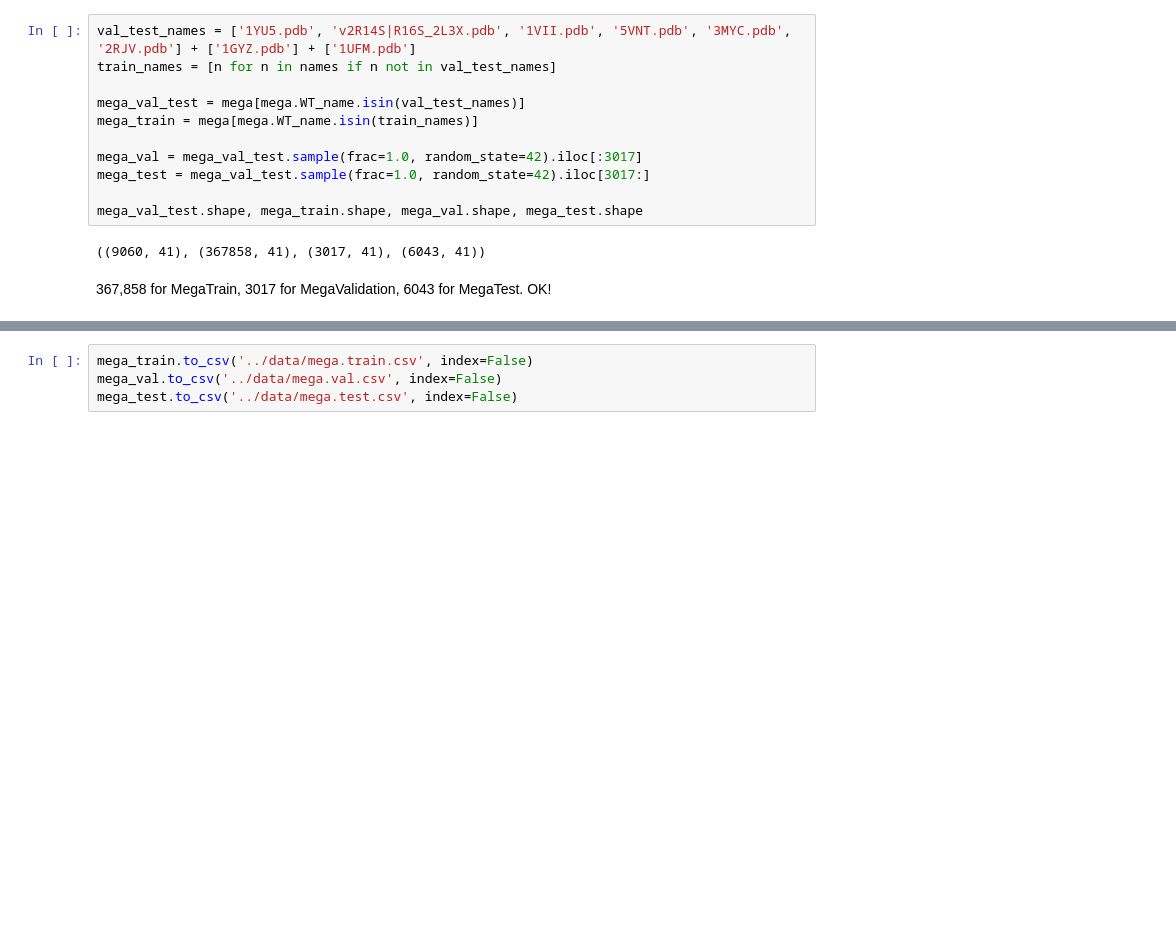
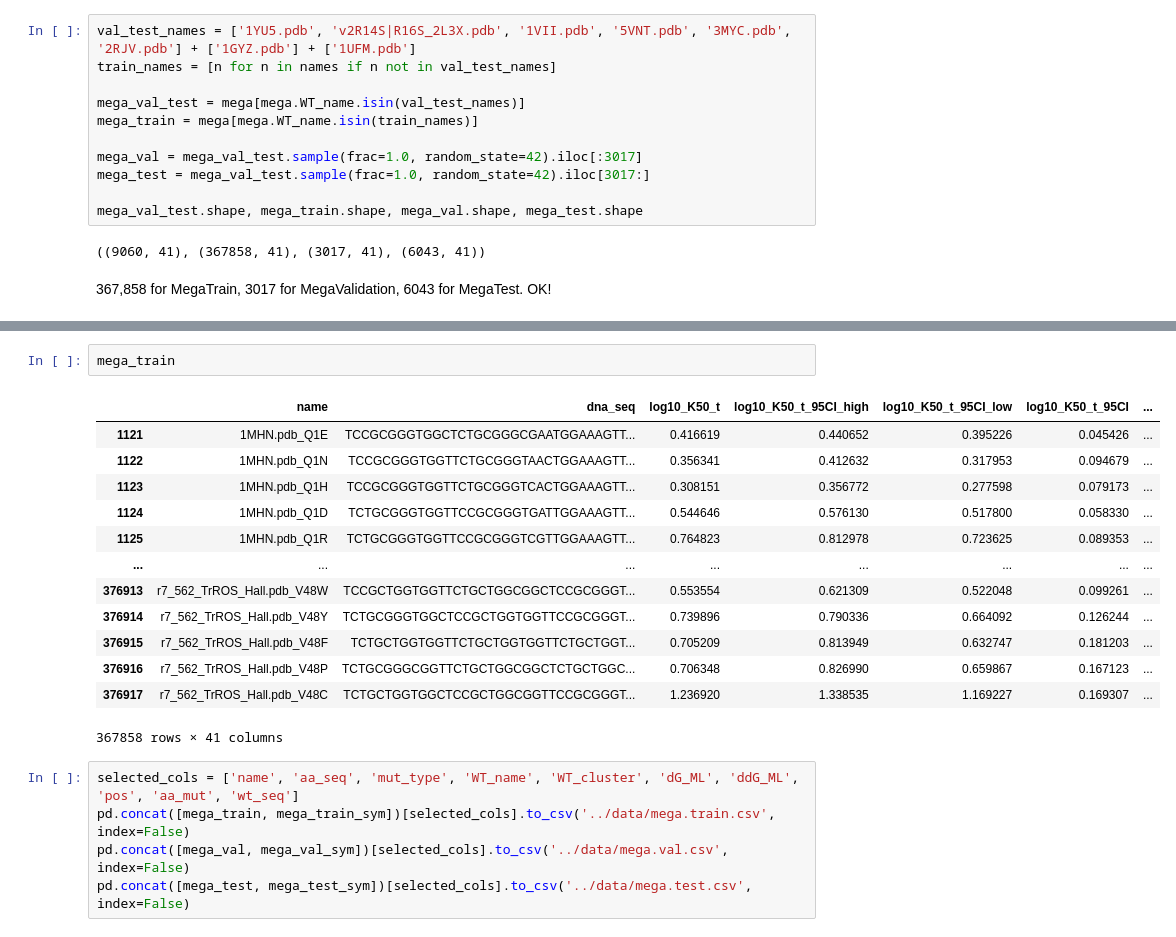
Before and after one commit to dohlee/abyssal-pytorch, a Jupyter notebook: note/data-preprocessing.ipynb, the cells around one changed output, grey strips where cells are left out. Drawn from its saved outputs; the diff is of its cells as text; blank space fills up the shorter version.

Commit message:
Symmetrize data.

```diff
--- a/note/data-preprocessing.ipynb
+++ b/note/data-preprocessing.ipynb
@@ -316,4 +330,21 @@ mega_val_test.shape, mega_train.shape, mega_val.shape, mega_test.shape
+# %%
+mega_train
+# %% [output]
+|  | name | dna_seq | log10_K50_t | log10_K50_t_95CI_high | log10_K50_t_95CI_low | log10_K50_t_95CI | ... |
+| 1121 | 1MHN.pdb_Q1E | TCCGCGGGTGGCTCTGCGGGCGAATGGAAAGTT... | 0.416619 | 0.440652 | 0.395226 | 0.045426 | ... |
+| 1122 | 1MHN.pdb_Q1N | TCCGCGGGTGGTTCTGCGGGTAACTGGAAAGTT... | 0.356341 | 0.412632 | 0.317953 | 0.094679 | ... |
+| 1123 | 1MHN.pdb_Q1H | TCCGCGGGTGGTTCTGCGGGTCACTGGAAAGTT... | 0.308151 | 0.356772 | 0.277598 | 0.079173 | ... |
+| 1124 | 1MHN.pdb_Q1D | TCTGCGGGTGGTTCCGCGGGTGATTGGAAAGTT... | 0.544646 | 0.576130 | 0.517800 | 0.058330 | ... |
+| 1125 | 1MHN.pdb_Q1R | TCTGCGGGTGGTTCCGCGGGTCGTTGGAAAGTT... | 0.764823 | 0.812978 | 0.723625 | 0.089353 | ... |
+| ... | ... | ... | ... | ... | ... | ... | ... |
+| 376913 | r7_562_TrROS_Hall.pdb_V48W | TCCGCTGGTGGTTCTGCTGGCGGCTCCGCGGGT... | 0.553554 | 0.621309 | 0.522048 | 0.099261 | ... |
+| 376914 | r7_562_TrROS_Hall.pdb_V48Y | TCTGCGGGTGGCTCCGCTGGTGGTTCCGCGGGT... | 0.739896 | 0.790336 | 0.664092 | 0.126244 | ... |
+| 376915 | r7_562_TrROS_Hall.pdb_V48F | TCTGCTGGTGGTTCTGCTGGTGGTTCTGCTGGT... | 0.705209 | 0.813949 | 0.632747 | 0.181203 | ... |
+| 376916 | r7_562_TrROS_Hall.pdb_V48P | TCTGCGGGCGGTTCTGCTGGCGGCTCTGCTGGC... | 0.706348 | 0.826990 | 0.659867 | 0.167123 | ... |
+| 376917 | r7_562_TrROS_Hall.pdb_V48C | TCTGCTGGTGGCTCCGCTGGCGGTTCCGCGGGT... | 1.236920 | 1.338535 | 1.169227 | 0.169307 | ... |
+367858 rows × 41 columns
 # %%
-mega_train.to_csv('../data/mega.train.csv', index=False)
-mega_val.to_csv('../data/mega.val.csv', index=False)
-mega_test.to_csv('../data/mega.test.csv', index=False)
+selected_cols = ['name', 'aa_seq', 'mut_type', 'WT_name', 'WT_cluster', 'dG_ML', 'ddG_ML', 'pos', 'aa_mut', 'wt_seq']
+pd.concat([mega_train, mega_train_sym])[selected_cols].to_csv('../data/mega.train.csv', index=False)
+pd.concat([mega_val, mega_val_sym])[selected_cols].to_csv('../data/mega.val.csv', index=False)
+pd.concat([mega_test, mega_test_sym])[selected_cols].to_csv('../data/mega.test.csv', index=False)
```
Also changed, not shown: parts of 3 cells of this notebook.
